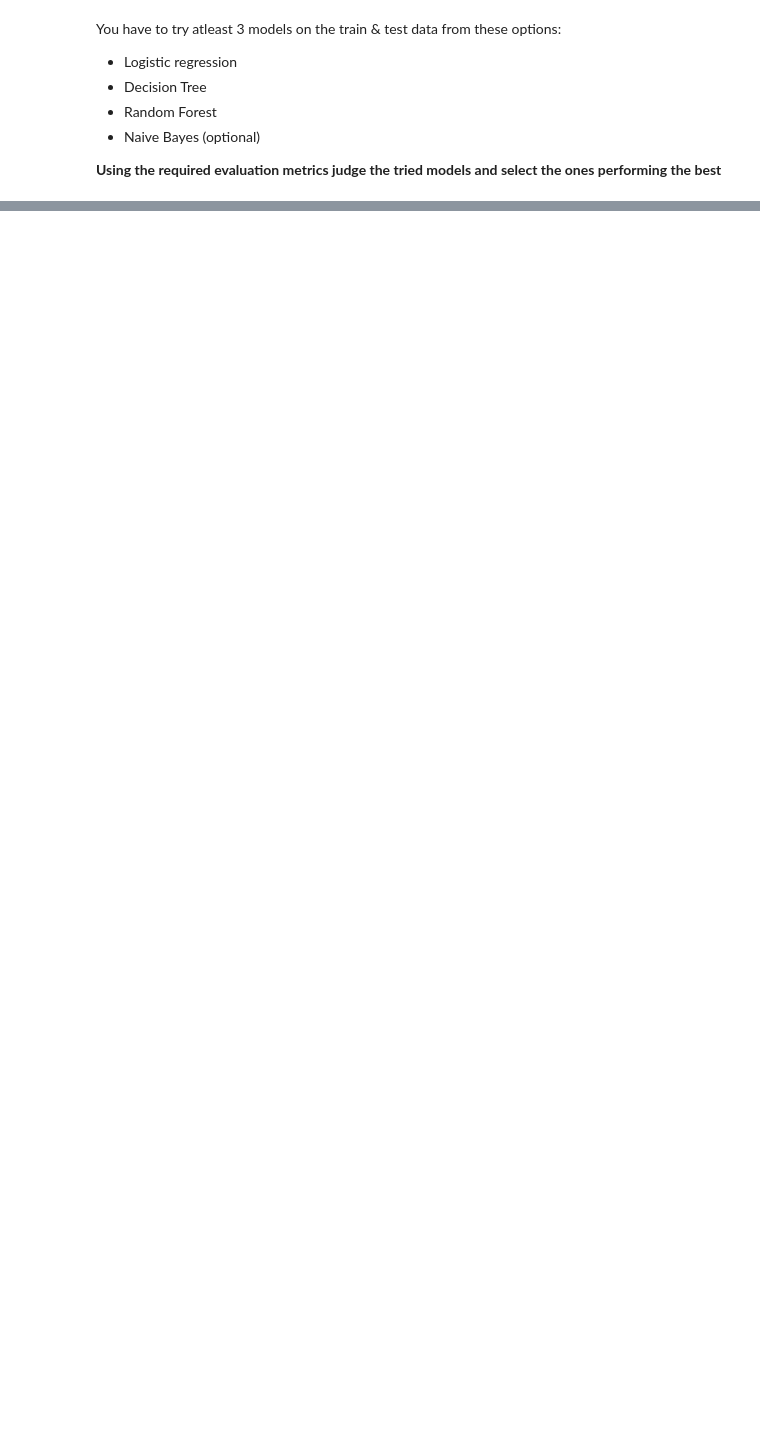
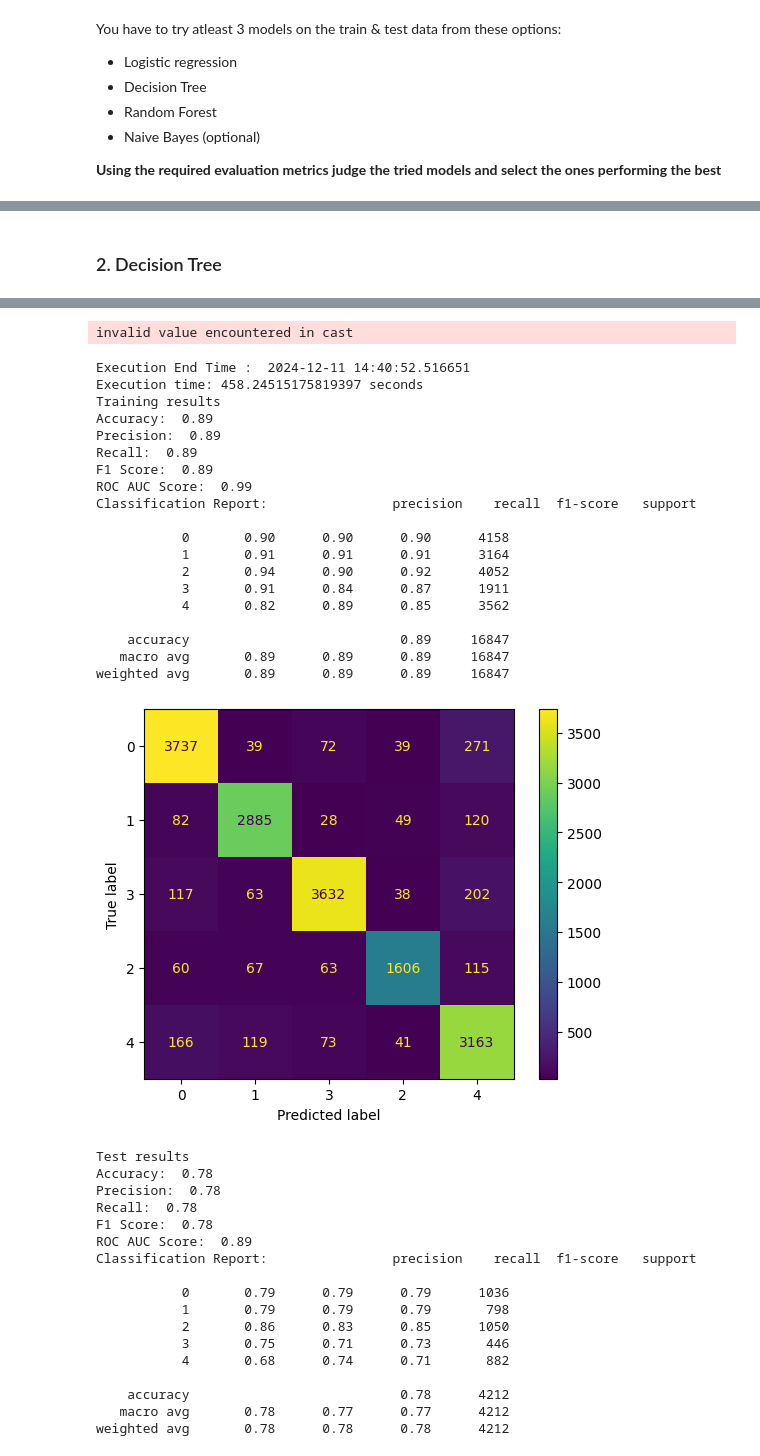
Before and after one commit to arnabberawork/Automatic-Ticket-Classification, a Jupyter notebook: Automatic_Ticket_Classification_Assignment_Arnab.ipynb, the cells around one changed output, grey strips where cells are left out. Drawn from its saved outputs; the diff is of its cells as text; code cells hidden in the pictures; blank space fills up the shorter version.

```diff
--- a/Automatic_Ticket_Classification_Assignment_Arnab.ipynb
+++ b/Automatic_Ticket_Classification_Assignment_Arnab.ipynb
@@ -710,3 +897,10 @@ training_data
+# %%
+#TRANSFORM WORD VECTOR TO TF IDF
+tfidf_transformer = TfidfTransformer()
+X_train_tfidf = tfidf_transformer.fit_transform(X_train_counts)
+
+#SAVE TF-IDF
+pickle.dump(tfidf_transformer, open("tfidf.pkl","wb"))
 # %% [markdown]
 You have to try atleast 3 models on the train & test data from these options:
 * Logistic regression
@@ -719,0 +922,3 @@ You have to try atleast 3 models on the train & test data from these options:
+# %%
+# Prepare the training and test data
+X_train, X_test, y_train, y_test = train_test_split(X_train_tfidf, training_data['Topic'], test_size=0.2, random_state=40)
@@ -719,0 +1178,19 @@ You have to try atleast 3 models on the train & test data from these options:
+# %% [markdown]
+### 2. Decision Tree
+# %%
+#running and evaluating the Decision Tree model
+params = {
+    'criterion': ['gini', 'entropy'],
+    'max_depth': [10, 20],
+    'min_samples_split': [5, 10],
+    'min_samples_leaf': [2, 5],
+    'max_features': [None, 'sqrt', 'log2']
+}
+model=run_model(DecisionTreeClassifier(random_state=40),params)
+model_summary=eval_model(model,model_summary,y_train,model.predict(X_train),model.predict_proba(X_train),type='Training')
+model_summary=eval_model(model,model_summary,y_test,model.predict(X_test),model.predict_proba(X_test),type='Test')
+# Print Model Summary
+print(model_summary)
+#SAVE MODEL
+pickle.dump(model, open("dtree_model.pkl", "wb"))
+# %% [output]
@@ -719,0 +1199,38 @@ You have to try atleast 3 models on the train & test data from these options:
+invalid value encountered in cast
+Execution End Time :  2024-12-11 14:40:52.516651
+Execution time: 458.24515175819397 seconds
+Training results
+Accuracy:  0.89
+Precision:  0.89
+Recall:  0.89
+F1 Score:  0.89
+ROC AUC Score:  0.99
+Classification Report:                precision    recall  f1-score   support
+
+           0       0.90      0.90      0.90      4158
+           1       0.91      0.91      0.91      3164
+           2       0.94      0.90      0.92      4052
+           3       0.91      0.84      0.87      1911
+           4       0.82      0.89      0.85      3562
+
+    accuracy                           0.89     16847
+   macro avg       0.89      0.89      0.89     16847
+weighted avg       0.89      0.89      0.89     16847
+[figure, added]
+Test results
+Accuracy:  0.78
+Precision:  0.78
+Recall:  0.78
+F1 Score:  0.78
+ROC AUC Score:  0.89
+Classification Report:                precision    recall  f1-score   support
+
+           0       0.79      0.79      0.79      1036
+           1       0.79      0.79      0.79       798
+           2       0.86      0.83      0.85      1050
+           3       0.75      0.71      0.73       446
+           4       0.68      0.74      0.71       882
+
+    accuracy                           0.78      4212
+   macro avg       0.78      0.77      0.77      4212
+weighted avg       0.78      0.78      0.78      4212
```
Also changed, not shown: parts of 61 cells of this notebook, 6 other files.
